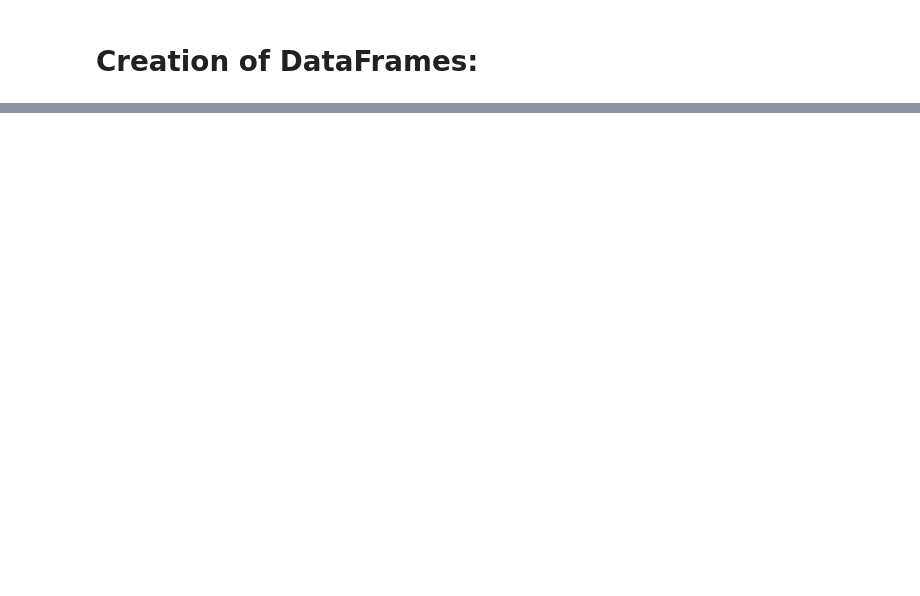
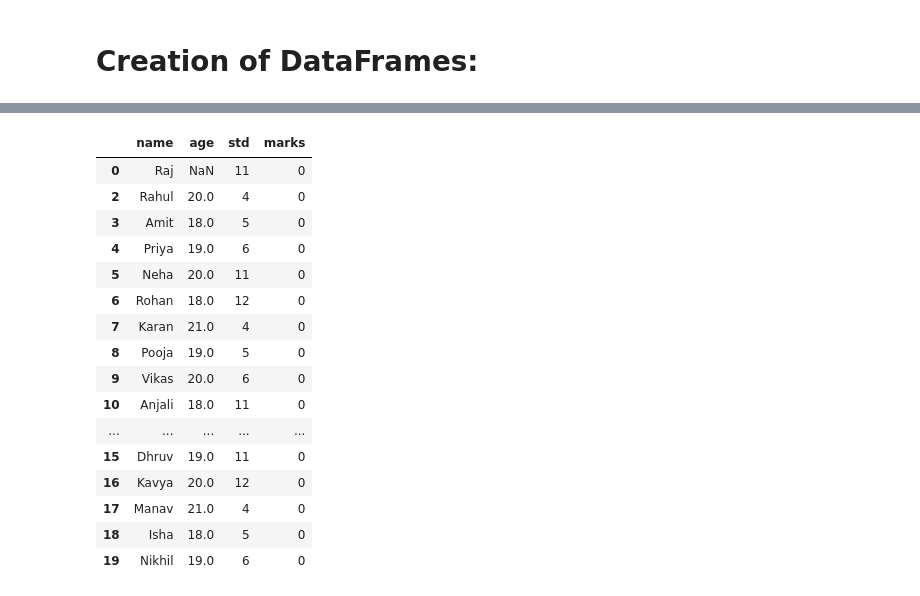
Before and after one commit to zafar-03/Python_10_AM, a Jupyter notebook: Jupyter/day_06.ipynb, the cells around one changed output, grey strips where cells are left out. Saved outputs shown, nothing was run; the diff lists cells and outputs as text; code cells hidden in the pictures; blank space fills up the shorter version.

```diff
--- a/Jupyter/day_06.ipynb
+++ b/Jupyter/day_06.ipynb
@@ -77,0 +152,26 @@ Name: @, dtype: object
+# %%
+# DataFrame
+my_dict = {
+    "name": [
+        "Raj", "Sahil", "Rahul", "Amit", "Priya",
+        "Neha", "Rohan", "Karan", "Pooja", "Vikas",
+        "Anjali", "Harsh", "Sneha", "Yash", "Riya",
+        "Dhruv", "Kavya", "Manav", "Isha", "Nikhil"
+    ],
+
+    "age": [
+        None, 19, 20, 18, 19,
+        20, 18, 21, 19, 20,
+        18, 21, 19, 20, 18,
+        19, 20, 21, 18, 19
+    ],
+
+    "std": [
+        12, 12, 11, 10, 12,
+        11, 10, 12, 11, 10,
+        12, 11, 10, 12, 11,
+        10, 12, 11, 10, 12
+    ]
+}
+df = pd.DataFrame(my_dict)
+print(df)
@@ -77,0 +365,2 @@ Name: @, dtype: object
+# %%
+df["std"] = 13
@@ -77,0 +387,2 @@ Name: @, dtype: object
+# %%
+df["std"] = [11,12,4,5,6,11,12,4,5,6,11,12,4,5,6,11,12,4,5,6]
@@ -77,0 +409,2 @@ Name: @, dtype: object
+# %%
+df["marks"] = 0
@@ -77,0 +431,20 @@ Name: @, dtype: object
+# %%
+df.drop(1)
+# %% [output]
+|  | name | age | std | marks |
+| 0 | Raj | NaN | 11 | 0 |
+| 2 | Rahul | 20.0 | 4 | 0 |
+| 3 | Amit | 18.0 | 5 | 0 |
+| 4 | Priya | 19.0 | 6 | 0 |
+| 5 | Neha | 20.0 | 11 | 0 |
+| 6 | Rohan | 18.0 | 12 | 0 |
+| 7 | Karan | 21.0 | 4 | 0 |
+| 8 | Pooja | 19.0 | 5 | 0 |
+| 9 | Vikas | 20.0 | 6 | 0 |
+| 10 | Anjali | 18.0 | 11 | 0 |
+| ... | ... | ... | ... | ... |
+| 15 | Dhruv | 19.0 | 11 | 0 |
+| 16 | Kavya | 20.0 | 12 | 0 |
+| 17 | Manav | 21.0 | 4 | 0 |
+| 18 | Isha | 18.0 | 5 | 0 |
+| 19 | Nikhil | 19.0 | 6 | 0 |
```
Also changed, not shown: parts of 57 cells of this notebook, 5 other files.
